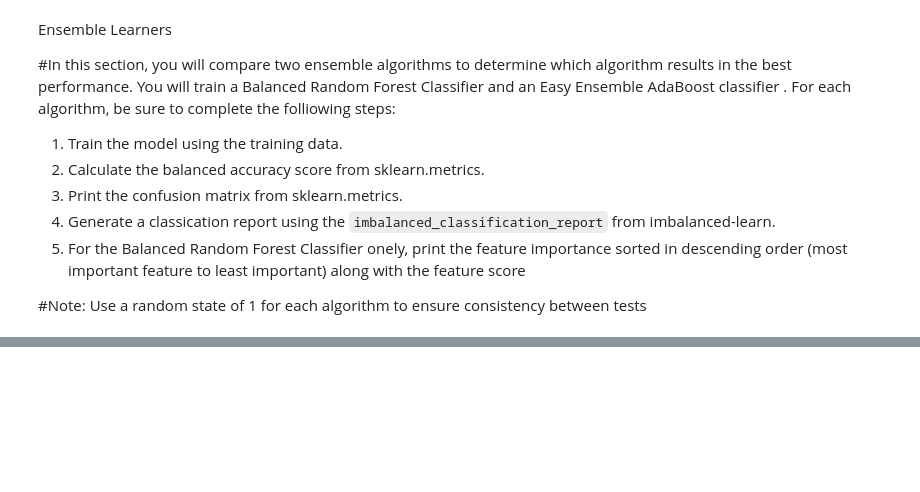
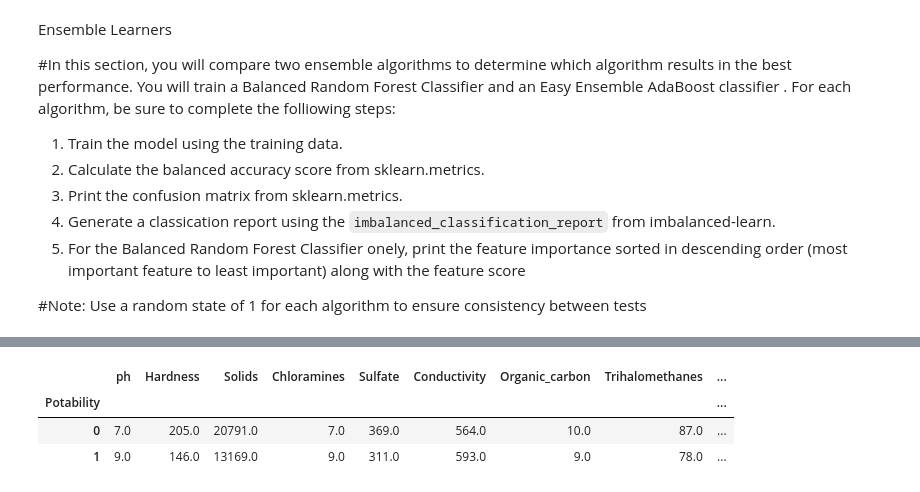
Before and after one commit to jessezimm/Environmental_Sustainability, a Jupyter notebook: Environmental_Sustainability.ipynb, the cells around one changed output, grey strips where cells are left out. Cells and saved outputs as stored; diff of their text form; code cells hidden in the pictures; blank space fills up the shorter version.

```diff
--- a/Environmental_Sustainability.ipynb
+++ b/Environmental_Sustainability.ipynb
@@ -235 +237,8 @@ Text(0, 0.5, 'Count')
+# %%
+safe_water_df.groupby(['Potability']).first()
+# %% [output]
+|  | ph | Hardness | Solids | Chloramines | Sulfate | Conductivity | Organic_carbon | Trihalomethanes | ... |
+| Potability |  |  |  |  |  |  |  |  | ... |
+| 0 | 7.0 | 205.0 | 20791.0 | 7.0 | 369.0 | 564.0 | 10.0 | 87.0 | ... |
+| 1 | 9.0 | 146.0 | 13169.0 | 9.0 | 311.0 | 593.0 | 9.0 | 78.0 | ... |
 # %%
```
Also changed, not shown: parts of 11 cells of this notebook.
